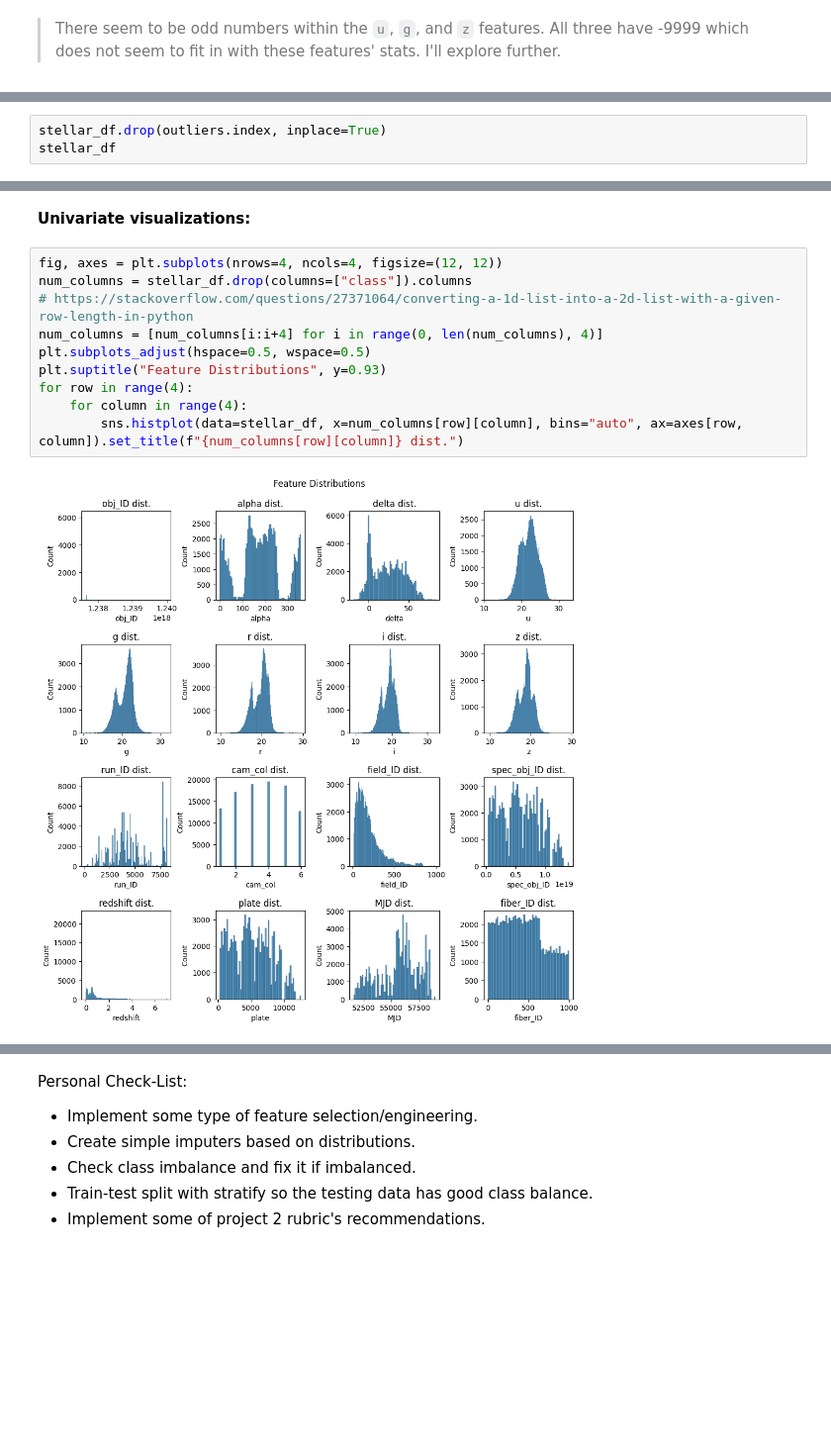
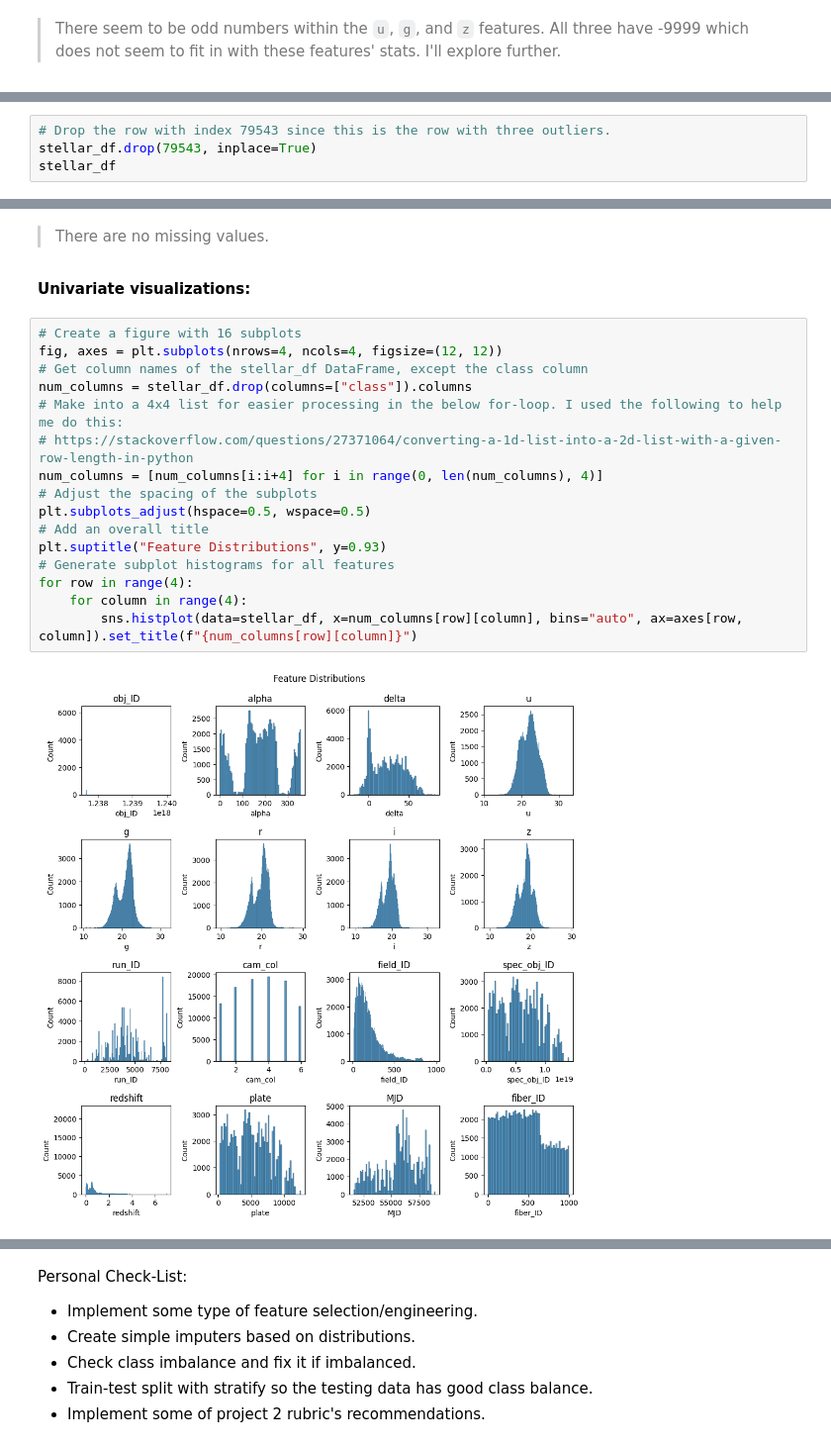
Before and after one commit to john-a-dixon/stellar-object-classification, a Jupyter notebook: stellar.ipynb, the cells around one changed output, grey strips where cells are left out. Shown at 99% size. Drawn from its saved outputs; the diff is of its cells as text; blank space fills up the shorter version.

```diff
--- a/stellar.ipynb
+++ b/stellar.ipynb
@@ -156,3 +153,0 @@ outliers
-# %%
-stellar_df.drop(outliers.index, inplace=True)
-stellar_df
@@ -172,0 +154,4 @@ stellar_df
+# %%
+# Drop the row with index 79543 since this is the row with three outliers.
+stellar_df.drop(79543, inplace=True)
+stellar_df
@@ -173,14 +196,22 @@ stellar_df
+# %% [markdown]
+> There are no missing values.
 # %% [markdown]
 **Univariate visualizations:**
 # %%
+# Create a figure with 16 subplots
 fig, axes = plt.subplots(nrows=4, ncols=4, figsize=(12, 12))
+# Get column names of the stellar_df DataFrame, except the class column
 num_columns = stellar_df.drop(columns=["class"]).columns
+# Make into a 4x4 list for easier processing in the below for-loop. I used the following to help me do this:
 # https://stackoverflow.com/questions/27371064/converting-a-1d-list-into-a-2d-list-with-a-given-row-length-in-python
 num_columns = [num_columns[i:i+4] for i in range(0, len(num_columns), 4)]
+# Adjust the spacing of the subplots
 plt.subplots_adjust(hspace=0.5, wspace=0.5)
+# Add an overall title
 plt.suptitle("Feature Distributions", y=0.93)
+# Generate subplot histograms for all features
 for row in range(4):
     for column in range(4):
-        sns.histplot(data=stellar_df, x=num_columns[row][column], bins="auto", ax=axes[row, column]).set_title(f"{num_columns[row][column]} dist.")
+        sns.histplot(data=stellar_df, x=num_columns[row][column], bins="auto", ax=axes[row, column]).set_title(f"{num_columns[row][column]}")
 # %% [output]
-[figure, old version]
+[figure, new version]
```
Also changed, not shown: parts of 15 cells of this notebook.
